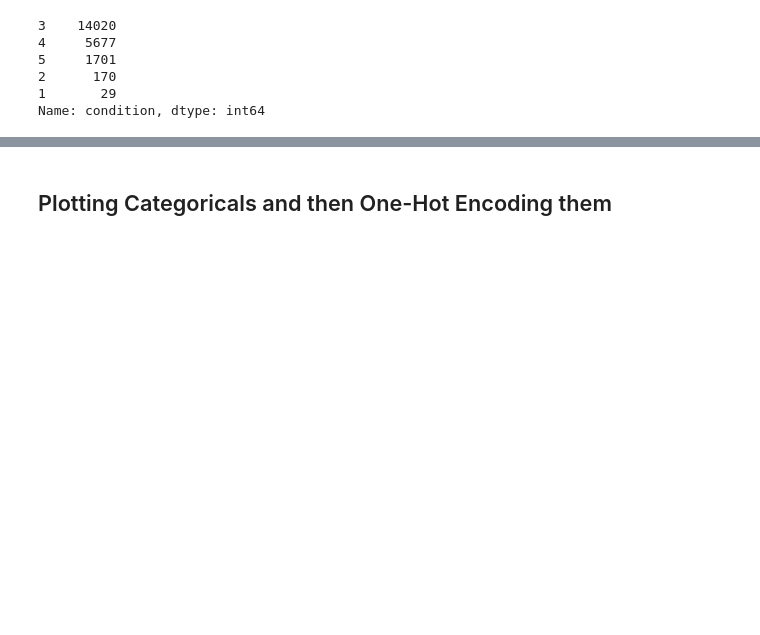
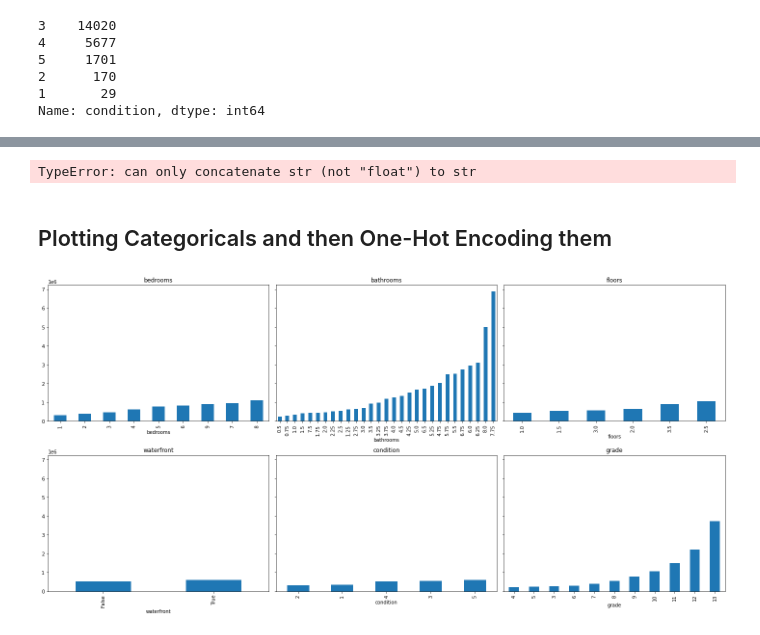
Before and after one commit to jxn628/dsc-home-price-analysis, a Jupyter notebook: student.ipynb, the cells around one changed output, grey strips where cells are left out. Drawn from its saved outputs; the diff is of its cells as text; code cells hidden in the pictures; blank space fills up the shorter version.

Commit message:
data cleaning

```diff
--- a/student.ipynb
+++ b/student.ipynb
@@ -204,3 +260,0 @@ memory usage: 2.8+ MB
-# %%
-df = df.drop(df[['view', 'lat', 'long']], axis=1)
-df.head()
@@ -216,4 +262,0 @@ df.head()
-# %%
-df['waterfront'] = df['waterfront'].astype('bool') #converting waterfront into boolean
-df['date'] =  pd.to_datetime(df['date']) # changed to datetime
-df.head()
@@ -236,0 +370,5 @@ Name: condition, dtype: int64
+# %%
+#dropping outliers
+df = df.sort_values('bedrooms', ascending=False).reset_index()
+df = df.drop([0,1,2,3,4])
+df.head(5)
@@ -237,22 +407,26 @@ Name: condition, dtype: int64
+# %%
+for feat in ['price', 'bedrooms', 'bathrooms', 'sqft_living', 'sqft_lot', 'floors', 'waterfront',
+            'condition', 'grade', 'sqft_above', 'sqft_basement']:
+    df[feat] = norm_feat(df[feat])
+df.describe()
+# %% [output]
+TypeError: can only concatenate str (not "float") to str
 # %% [markdown]
 ## Plotting Categoricals and then One-Hot Encoding them
 # %%
-#THIS NEEDS TO BE UPDATED WITH DATA FROM THIS PROJECT
+fig, axes = plt.subplots(nrows=2, ncols=3, figsize=(20,10), sharey=True)
 
-#import matplotlib.pyplot as plt
-#%matplotlib inline
+categoricals = df[['bedrooms', 'bathrooms', 'floors', 'waterfront', 'condition', 'grade']]
 
-#fig, axes = plt.subplots(nrows=2, ncols=3, figsize=(16,10), sharey=True)
+for col, ax in zip(categoricals, axes.flatten()):
+    (df.groupby(col)               # group values together by column of interest
+         .mean()['price']        # take the mean of the saleprice for each group
+         .sort_values()              # sort the groups in ascending order
+         .plot
+         .bar(ax=ax))                # create a bar graph on the ax
 
-#categoricals = ['BldgType', 'KitchenQual', 'SaleType', 'MSZoning', 'Street', 'Neighborhood']
+    ax.set_title(col)                # Make the title the name of the column
 
-#for col, ax in zip(categoricals, axes.flatten()):
-#    (ames.groupby(col)               # group values together by column of interest
-#         .mean()['SalePrice']        # take the mean of the saleprice for each group
-#         .sort_values()              # sort the groups in ascending order
-#         .plot
-#         .bar(ax=ax))                # create a bar graph on the ax
-
-#    ax.set_title(col)                # Make the title the name of the column
-
-#fig.tight_layout()
+fig.tight_layout()
+# %% [output]
+[figure, added]
```
Also changed, not shown: parts of 52 cells of this notebook.
